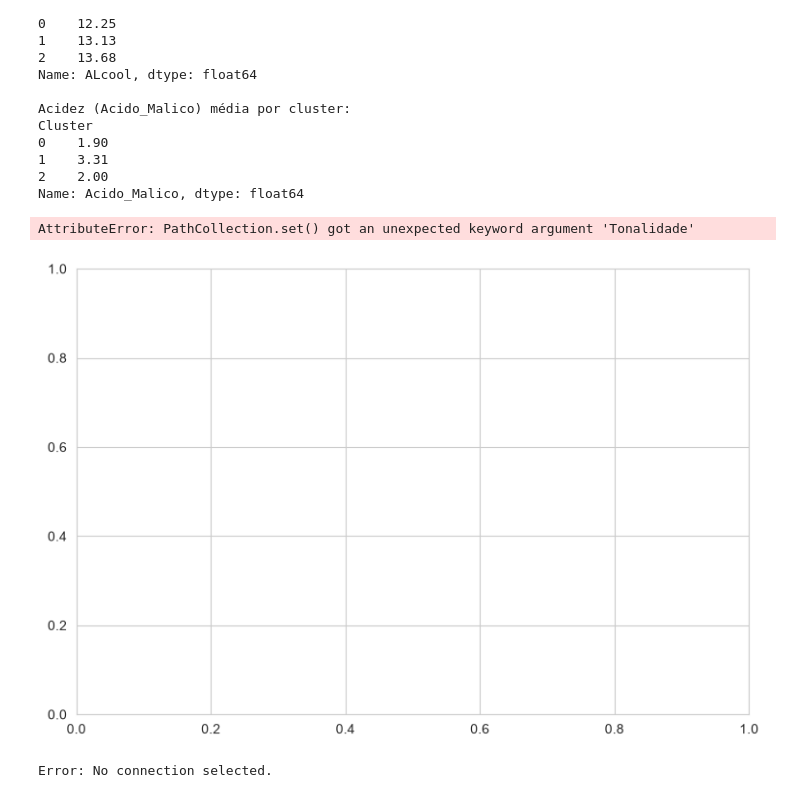
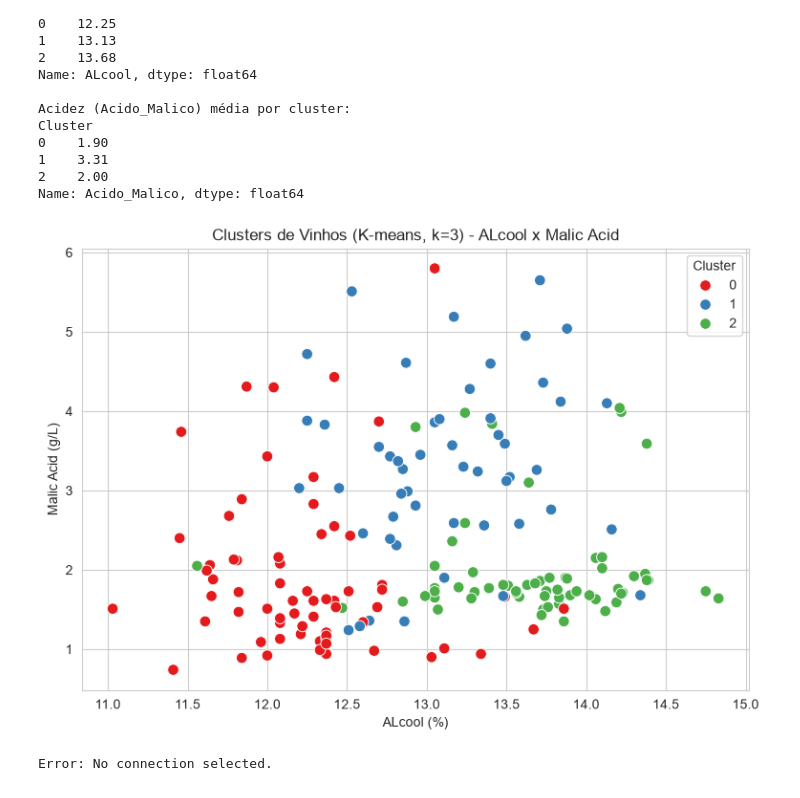
Before and after one commit to linogustavoestudos-cpu/checkpoint5-wine, a Jupyter notebook: Checkpoint5_GustavoLino_RM574157.ipynb, the cells around one changed output. Cells and saved outputs as stored; diff of their text form; code cells hidden in the pictures.

```diff
--- a/Checkpoint5_GustavoLino_RM574157.ipynb
+++ b/Checkpoint5_GustavoLino_RM574157.ipynb
@@ -617,16 +617,15 @@ Name: Acido_Malico, dtype: float64
 # %%
 # Visualização dos clusters em duas dimensões (ALcool x Acido_Malico)
 plt.figure(figsize=(9, 6))
-sns.scatterplot(data=df, x='ALcool', y='Acido_Malico', Tonalidade='Cluster', palette='Set1', s=70)
+sns.scatterplot(data=df, x='ALcool', y='Acido_Malico', hue='Cluster', palette='Set1', s=70)
 plt.title('Clusters de Vinhos (K-means, k=3) - ALcool x Malic Acid')
 plt.xlabel('ALcool (%)')
 plt.ylabel('Malic Acid (g/L)')
 plt.legend(title='Cluster')
 plt.savefig('clusters_scatter.png', dpi=110)
 plt.show()
 # %% [output]
-AttributeError: PathCollection.set() got an unexpected keyword argument 'Tonalidade'
-[figure, old version]
+[figure, new version]
 # %%
 # Heatmap comparativo do perfil médio de cada cluster (padronizado, para facilitar comparação)
 perfil_padronizado = pd.DataFrame(X_scaled, columns=features.columns)
```
Also changed, not shown: parts of 1 cell of this notebook.
